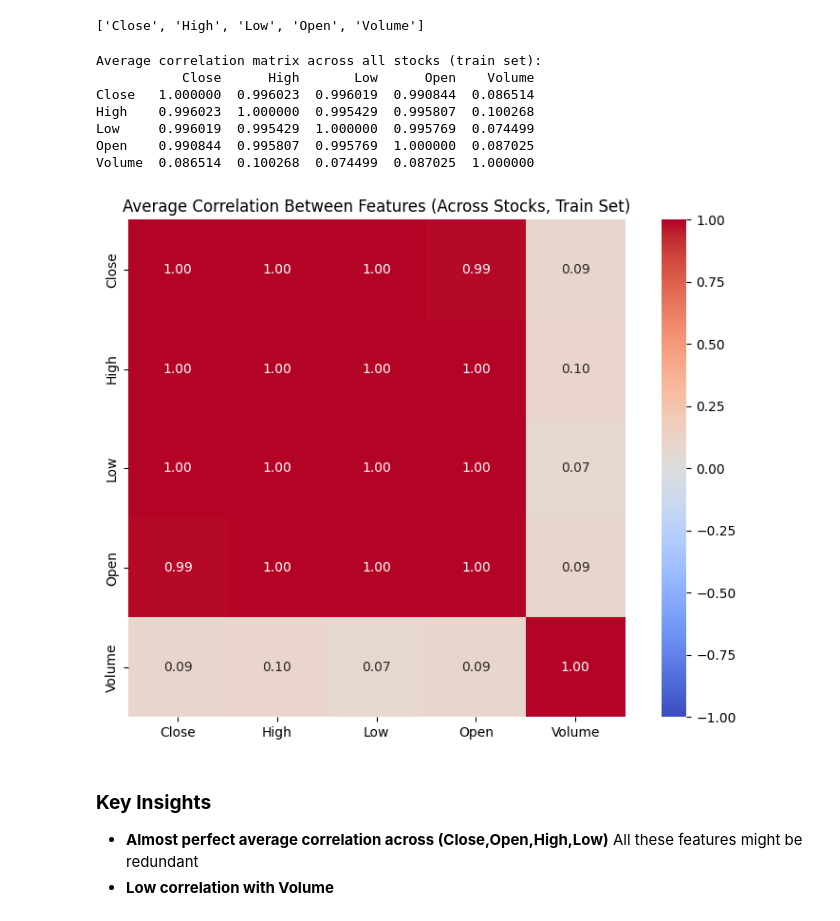
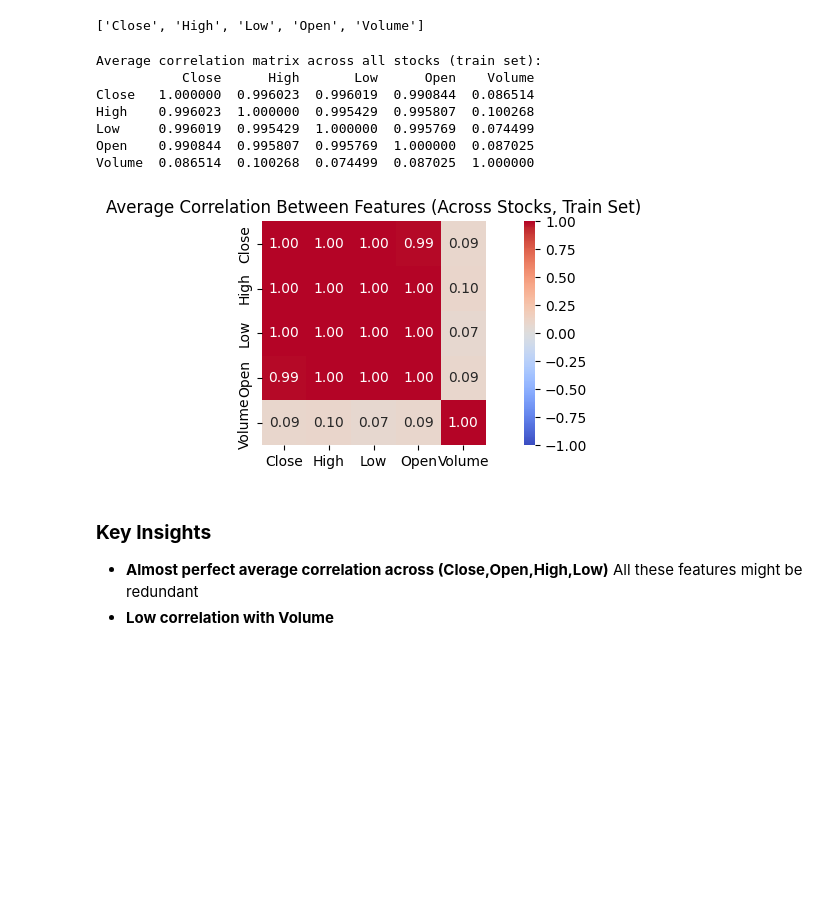
Before and after one commit to kimonkmrs/TIMESERIES_CLOSE_PRICE_PREDICTION, a Jupyter notebook: notebook/Main.ipynb, the cells around one changed output. Drawn from its saved outputs; the diff is of its cells as text; code cells hidden in the pictures; blank space fills up the shorter version.

```diff
--- a/notebook/Main.ipynb
+++ b/notebook/Main.ipynb
@@ -252,12 +251,12 @@ validation total: 1215 rows
 # %% [markdown]
 #### Create 5-days training windows in each stock dataframe
 # %%
-def create_windows(df, input_size=5, output_size=5):
+def create_windows(df, stock_id=None, input_size=5, output_size=5):
     """
     Input:  Open, High, Low, Close, and Volume data for 5 consecutive trading days (current week) -> shape (5, 5) 5 days of input data
     Target: Close prices for next 5 consecutive trading days (next week) -> shape (5,) 5 days of Close prices
     """
-    X, y = [], []
+    X, y, ids = [], [], []
 
     input_data = df[['Open', 'High', 'Low', 'Close', 'Volume']].values
     close = df['Close'].values # Target variable is the Close price for the next 5 days
@@ -265,8 +264,9 @@ def create_windows(df, input_size=5, output_size=5):
     for i in range(len(df) - input_size - output_size + 1):
         X.append(input_data[i : i + input_size])
         y.append(close[i + input_size : i + input_size + output_size])
+        ids.append(stock_id)
 
-    return np.array(X), np.array(y)
+    return np.array(X), np.array(y), ids
 
 # Create windows for all stocks in all splits
 all_windows = {}
@@ -274,7 +274,7 @@ all_windows = {}
 for split, stocks in all_dataframes_filtered.items():
     X_list, y_list = [], []
     for stock_name, df in stocks.items():
-        X, y = create_windows(df)
+        X, y, _ = create_windows(df)
         X_list.append(X)
         y_list.append(y)
 
@@ -371,32 +371,32 @@ print(cols)
 # %%
 corr_matrices = []
 
 for stock_name, df_filtered_train in all_dataframes_filtered['train'].items():
     # print(stock_name)
     # print(df.head())
     corr_matrices.append(df_filtered_train[cols].corr())# append the correlation matrix of each stock to the list
 # From the list calculate the average correlation matrix by summing up all the correlation matrices and dividing by the number of stocks
 avg_corr = np.sum(corr_matrices, axis=0) / len(corr_matrices)
 avg_corr = pd.DataFrame(avg_corr, index=cols, columns=cols)
 
 print("Average correlation matrix across all stocks (train set):")
 print(avg_corr)
 
-plt.figure(figsize=(8, 6))
+plt.figure(figsize=(8, 3))
 sns.heatmap(avg_corr, annot=True, fmt='.2f', cmap='coolwarm',
             vmin=-1, vmax=1, square=True)
 plt.title('Average Correlation Between Features (Across Stocks, Train Set)')
 plt.tight_layout()
 plt.show()
 # %% [output]
 Average correlation matrix across all stocks (train set):
            Close      High       Low      Open    Volume
 Close   1.000000  0.996023  0.996019  0.990844  0.086514
 High    0.996023  1.000000  0.995429  0.995807  0.100268
 Low     0.996019  0.995429  1.000000  0.995769  0.074499
 Open    0.990844  0.995807  0.995769  1.000000  0.087025
 Volume  0.086514  0.100268  0.074499  0.087025  1.000000
-[figure, old version]
+[figure, new version]
 # %% [markdown]
 ### **Key Insights**
 
```
Also changed, not shown: parts of 18 cells of this notebook.
